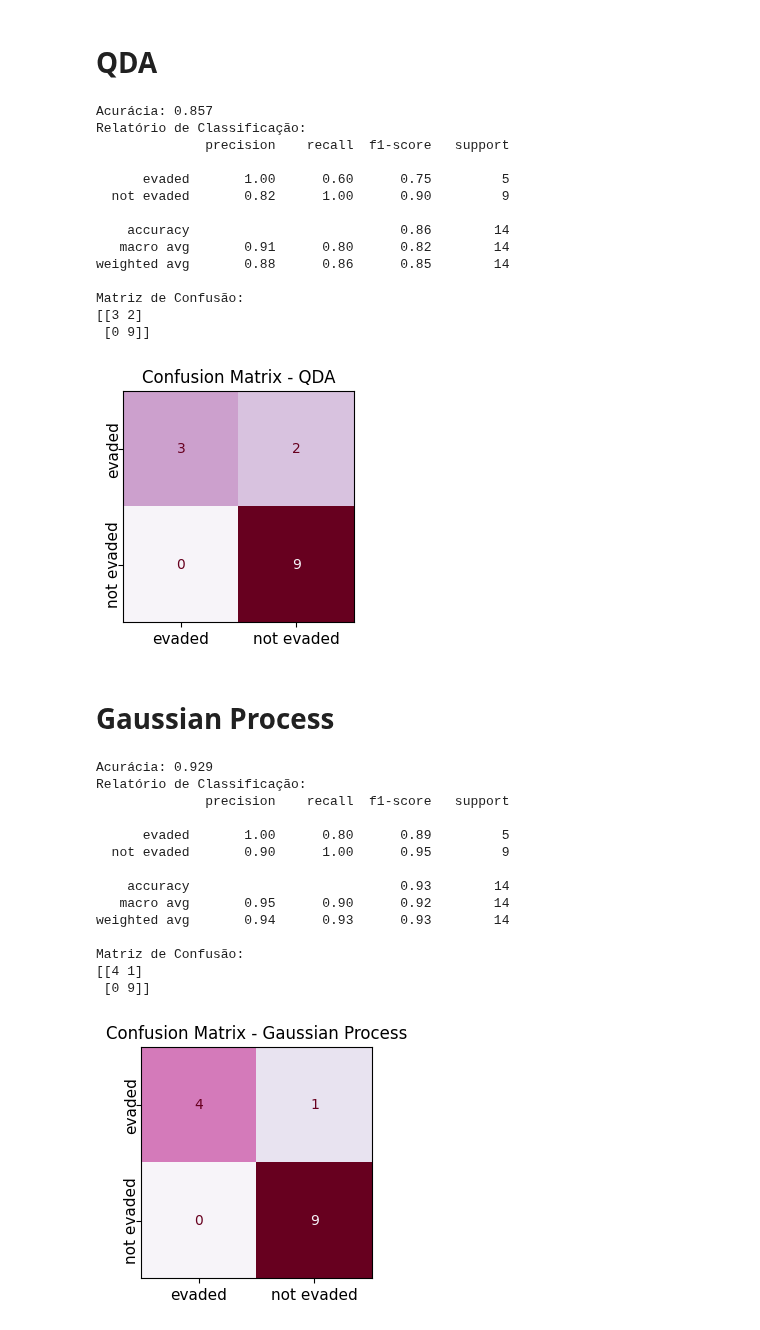
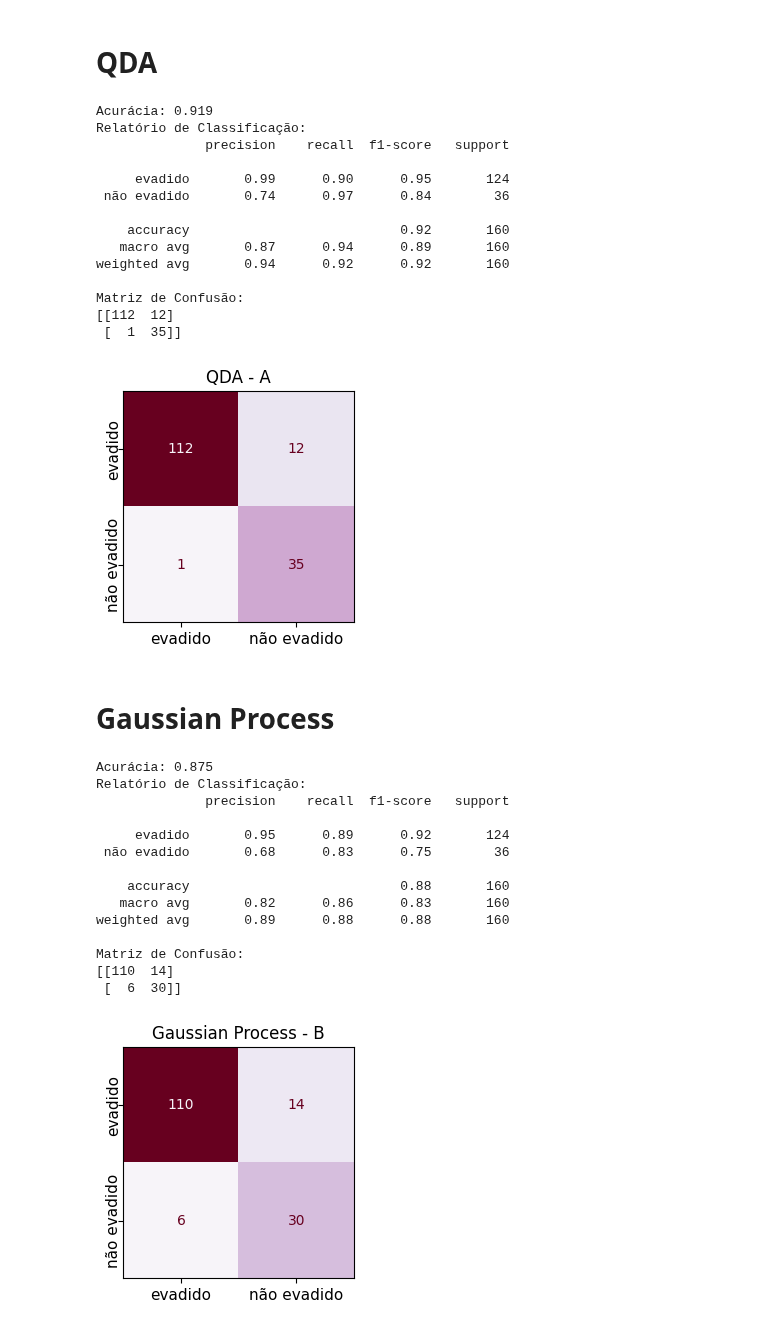
Before and after one commit to wanessabezerra/dataframe-bsi, a Jupyter notebook: dataframe-bsi/classificacao.ipynb, the cells around one changed output. Saved outputs shown, nothing was run; the diff lists cells and outputs as text; code cells hidden in the pictures.

```diff
--- a/dataframe-bsi/classificacao.ipynb
+++ b/dataframe-bsi/classificacao.ipynb
@@ -10,6 +35,6 @@ df_dados = pd.read_csv('df_total.csv', sep=',')
 # %%
 # Substituir -1 por 'evade' e 1 por 'not evade' na coluna 'status'
-df_dados['status'] = df_dados['status'].replace({-1: 'evaded', 1: 'not evaded'})
+df_dados['status'] = df_dados['status'].replace({-1: 'evadido', 1: 'não evadido'})
 # %% [markdown]
 # SVM
 # %%
@@ -567,24 +626,24 @@ plt.xticks(fontsize=11)
 # Remover os rótulos dos eixos
 ax.set_xlabel('')
 ax.set_ylabel('')
-plt.title('Confusion Matrix - QDA', fontsize=12)
+plt.title('QDA - A', fontsize=12)
 plt.show()
 # %% [output]
-Acurácia: 0.857
+Acurácia: 0.919
 Relatório de Classificação:
               precision    recall  f1-score   support
 
-      evaded       1.00      0.60      0.75         5
-  not evaded       0.82      1.00      0.90         9
+     evadido       0.99      0.90      0.95       124
+ não evadido       0.74      0.97      0.84        36
 
-    accuracy                           0.86        14
-   macro avg       0.91      0.80      0.82        14
-weighted avg       0.88      0.86      0.85        14
+    accuracy                           0.92       160
+   macro avg       0.87      0.94      0.89       160
+weighted avg       0.94      0.92      0.92       160
 
 Matriz de Confusão:
-[[3 2]
- [0 9]]
+[[112  12]
+ [  1  35]]
-[figure, old version]
+[figure, new version]
 # %% [markdown]
 # Gaussian Process
 # %%
@@ -615,40 +674,40 @@ y_pred = gpc_model.predict(x_test)
 
 # Avaliar o modelo
 accuracy = accuracy_score(y_test, y_pred)
 report = classification_report(y_test, y_pred)
 conf_matrix = confusion_matrix(y_test, y_pred)
 
 print(f'Acurácia: {accuracy:.3f}')
 print('Relatório de Classificação:')
 print(report)
 print('Matriz de Confusão:')
 print(conf_matrix)
 
 # Exibir uma versão mais visual da matriz de confusão sem a colorbar
 labels = np.unique(y_test)  # Obter os rótulos únicos
 disp = ConfusionMatrixDisplay(confusion_matrix=conf_matrix, display_labels=labels)
 fig, ax = plt.subplots(figsize=(3, 3))
 disp.plot(cmap=plt.cm.PuRd, ax=ax, colorbar=False)
 plt.yticks(rotation=90, ha='center', va='center', fontsize=11)
 plt.xticks(fontsize=11)
 # Remover os rótulos dos eixos
 ax.set_xlabel('')
 ax.set_ylabel('')
-plt.title('Confusion Matrix - Gaussian Process', fontsize=12)
+plt.title('Gaussian Process - B', fontsize=12)
 plt.show()
 # %% [output]
-Acurácia: 0.929
+Acurácia: 0.875
 Relatório de Classificação:
               precision    recall  f1-score   support
 
-      evaded       1.00      0.80      0.89         5
-  not evaded       0.90      1.00      0.95         9
+     evadido       0.95      0.89      0.92       124
+ não evadido       0.68      0.83      0.75        36
 
-    accuracy                           0.93        14
-   macro avg       0.95      0.90      0.92        14
-weighted avg       0.94      0.93      0.93        14
+    accuracy                           0.88       160
+   macro avg       0.82      0.86      0.83       160
+weighted avg       0.89      0.88      0.88       160
 
 Matriz de Confusão:
-[[4 1]
- [0 9]]
+[[110  14]
+ [  6  30]]
-[figure, old version]
+[figure, new version]
```
Also changed, not shown: parts of 12 cells of this notebook, 11 other files.
